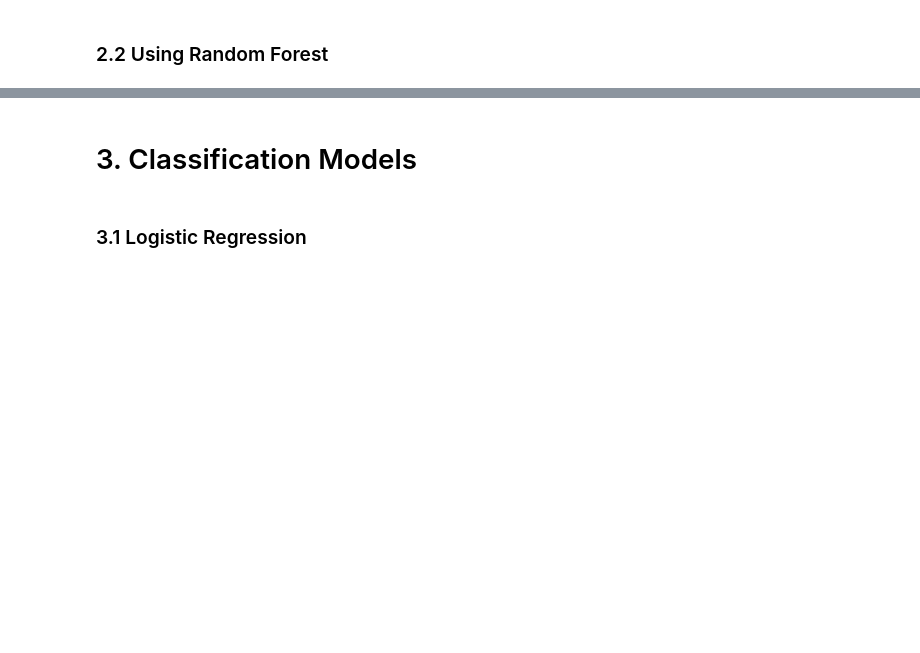
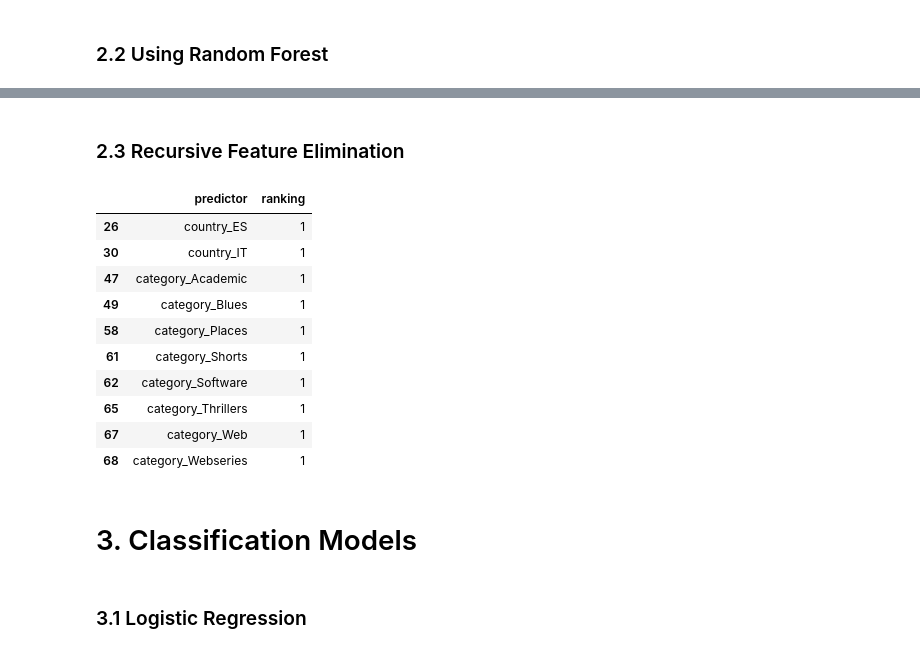
Before and after one commit to shanshanlao/life-expectancy-prediction, a Jupyter notebook: Kickstarter-predictions/kickstarter_classification.ipynb, the cells around one changed output, grey strips where cells are left out. Drawn from its saved outputs; the diff is of its cells as text; code cells hidden in the pictures; blank space fills up the shorter version.

```diff
--- a/Kickstarter-predictions/kickstarter_classification.ipynb
+++ b/Kickstarter-predictions/kickstarter_classification.ipynb
@@ -156,3 +240,31 @@ model_rf.feature_importances_[model_rf.feature_importances_ > 0.01]
+# %% [markdown]
+### 2.3 Recursive Feature Elimination
+# %%
+from sklearn.feature_selection import RFE
+from sklearn.linear_model import LogisticRegression
+
+lr = LogisticRegression(max_iter=5000)
+rfe = RFE(lr, n_features_to_select=10)
+model = rfe.fit(X,y)
+
+# Running logistics regression with different combination of predictors
+model.support_
+temp = pd.DataFrame(list(zip(X.columns,model.ranking_)),
+             columns = ['predictor','ranking'])
+
+temp[temp['ranking']==1]
+# %% [output]
+|  | predictor | ranking |
+| 26 | country_ES | 1 |
+| 30 | country_IT | 1 |
+| 47 | category_Academic | 1 |
+| 49 | category_Blues | 1 |
+| 58 | category_Places | 1 |
+| 61 | category_Shorts | 1 |
+| 62 | category_Software | 1 |
+| 65 | category_Thrillers | 1 |
+| 67 | category_Web | 1 |
+| 68 | category_Webseries | 1 |
 # %% [markdown]
 # 3. Classification Models
 # %%
```
Also changed, not shown: parts of 34 cells of this notebook.
